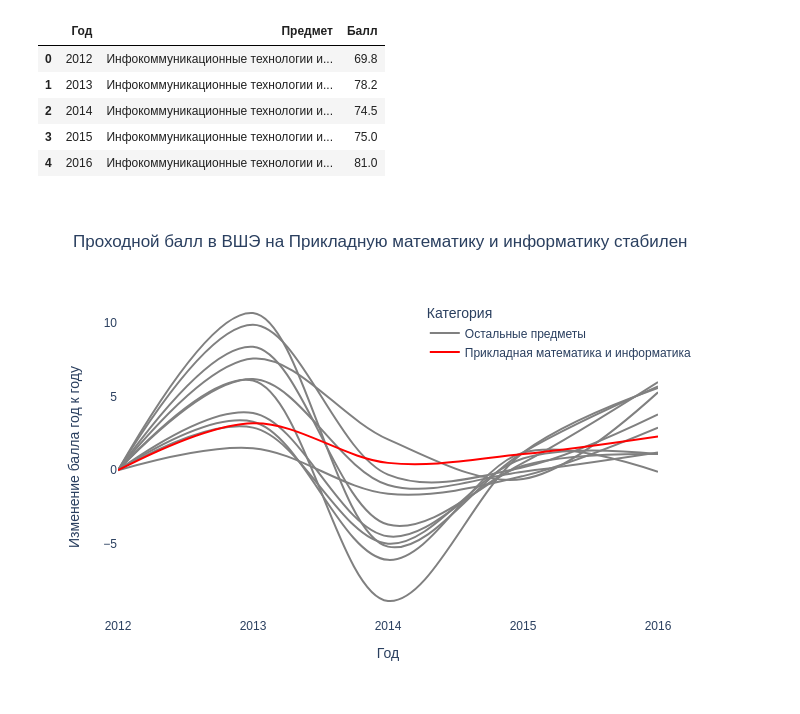
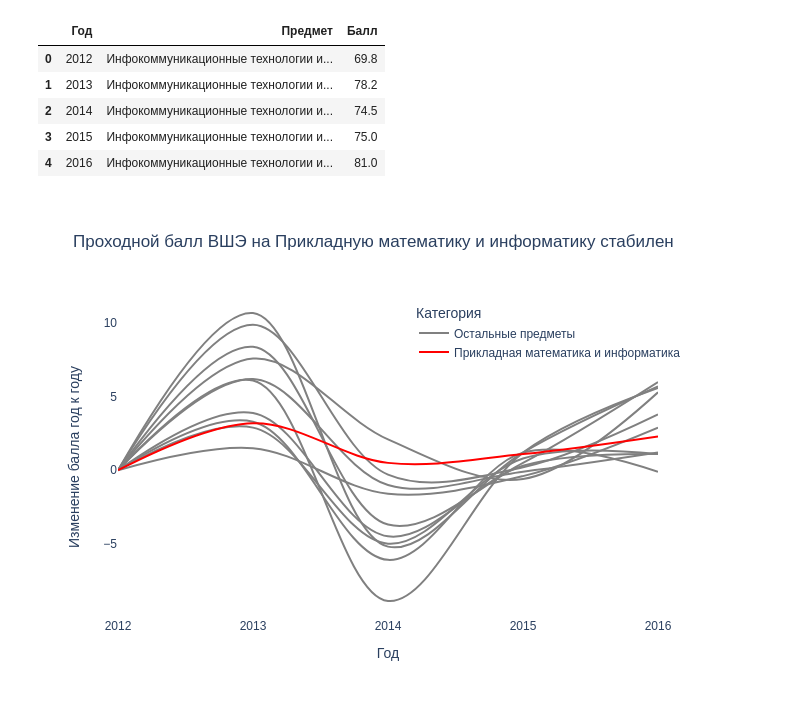
Before and after one commit to Ksianka/HW_Charts, a Jupyter notebook: [hw1]_hse_causasus.ipynb, the cells around one changed output. Cells and saved outputs as stored; diff of their text form; code cells hidden in the pictures.

```diff
--- a/[hw1]_hse_causasus.ipynb
+++ b/[hw1]_hse_causasus.ipynb
@@ -60,25 +60,25 @@ df_hse['Категория'] = df_hse.apply(filter_out_subject,
 # %%
 fig = px.line(df_hse, x="Год", y="Изменение балла год к году", color="Категория",
               line_group="Предмет", hover_name="Предмет",
         line_shape="spline", render_mode="png",
         color_discrete_sequence = ['grey', 'red'],
-        title = 'Проходной балл в ВШЭ на Прикладную математику и информатику стабилен')
+        title = 'Проходной балл ВШЭ на Прикладную математику и информатику стабилен')
 
 fig.update_xaxes(showgrid=False)
 fig.update_yaxes(showgrid=False)
 
 fig.update_layout({
 'plot_bgcolor': 'rgba(0, 0, 0, 0)',
 'paper_bgcolor': 'rgba(0, 0, 0, 0)',
 })
 
 fig.update_layout(legend=dict(
     yanchor="top",
     y=0.99,
     xanchor="center",
-    x=0.82
+    x=0.80
 ))
 
 fig.show('png')
 # %% [output]
-[figure, old version]
+[figure, new version]
```
